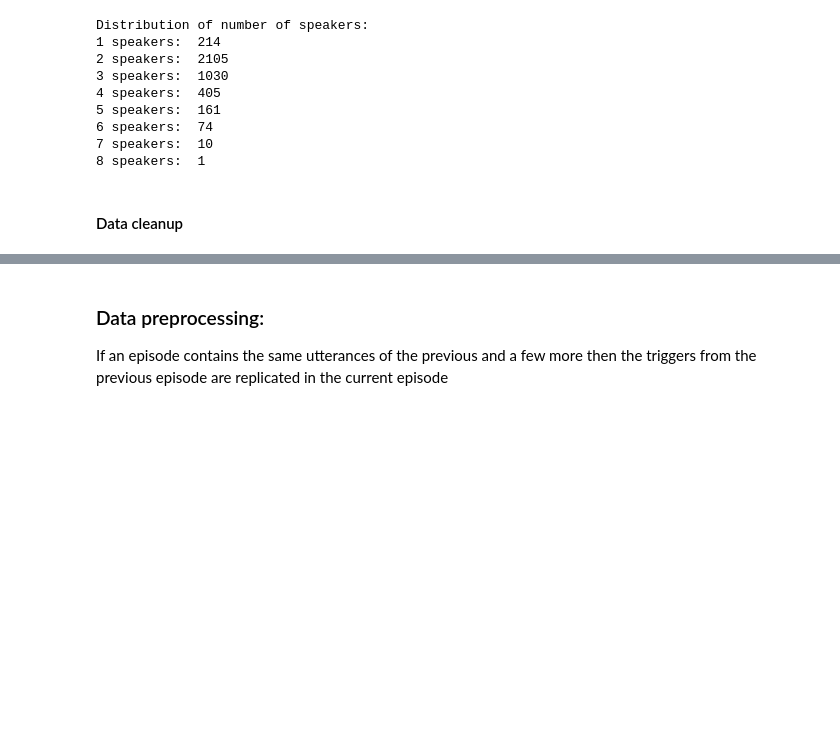
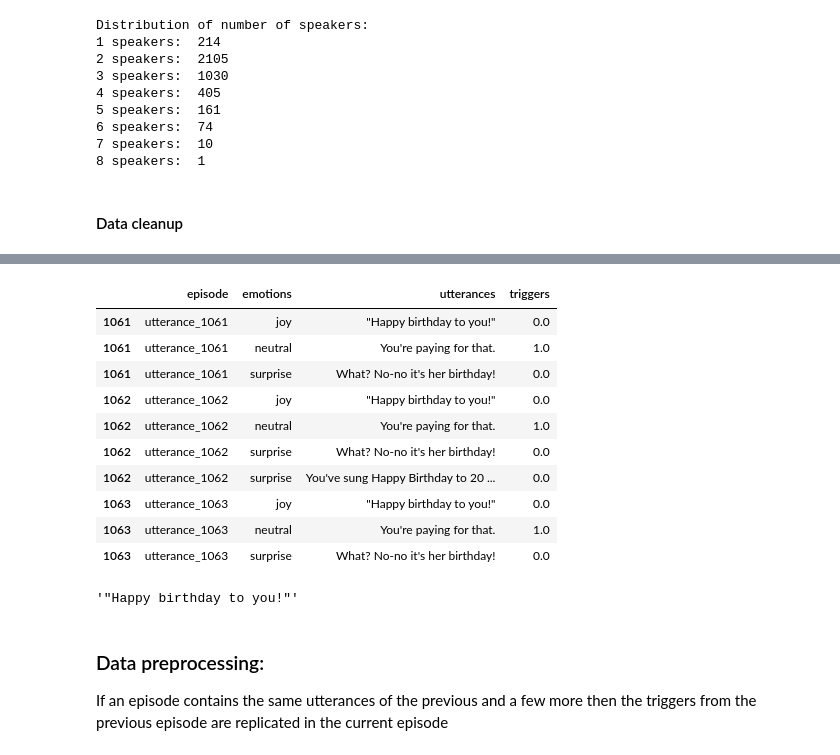
Before and after one commit to LeonardoM999/NLP-project, a Jupyter notebook: project.ipynb, the cells around one changed output, grey strips where cells are left out. Drawn from its saved outputs; the diff is of its cells as text; code cells hidden in the pictures; blank space fills up the shorter version.

Commit message:
problems with input_ids shape, lack of context, we need to explode the dataset

```diff
--- a/project.ipynb
+++ b/project.ipynb
@@ -121,3 +125,23 @@ df.head()
+# %%
+new_df = df.explode([UTTERANCES, TRIGGERS, EMOTIONS])
+new_df.head(10)
+# print(new_df.columns)
+# %% [output]
+|  | episode | emotions | utterances | triggers |
+| 1061 | utterance_1061 | joy | "Happy birthday to you!" | 0.0 |
+| 1061 | utterance_1061 | neutral | You're paying for that. | 1.0 |
+| 1061 | utterance_1061 | surprise | What? No-no it's her birthday! | 0.0 |
+| 1062 | utterance_1062 | joy | "Happy birthday to you!" | 0.0 |
+| 1062 | utterance_1062 | neutral | You're paying for that. | 1.0 |
+| 1062 | utterance_1062 | surprise | What? No-no it's her birthday! | 0.0 |
+| 1062 | utterance_1062 | surprise | You've sung Happy Birthday to 20 ... | 0.0 |
+| 1063 | utterance_1063 | joy | "Happy birthday to you!" | 0.0 |
+| 1063 | utterance_1063 | neutral | You're paying for that. | 1.0 |
+| 1063 | utterance_1063 | surprise | What? No-no it's her birthday! | 0.0 |
+# %%
+new_df.iloc[0][UTTERANCES]
+# %% [output]
+'"Happy birthday to you!"'
 # %% [markdown]
 ### Data preprocessing:
 If an episode contains the same utterances of the previous and a few more then the triggers from the previous episode are replicated in the current episode
```
Also changed, not shown: parts of 19 cells of this notebook, 1 other file.
